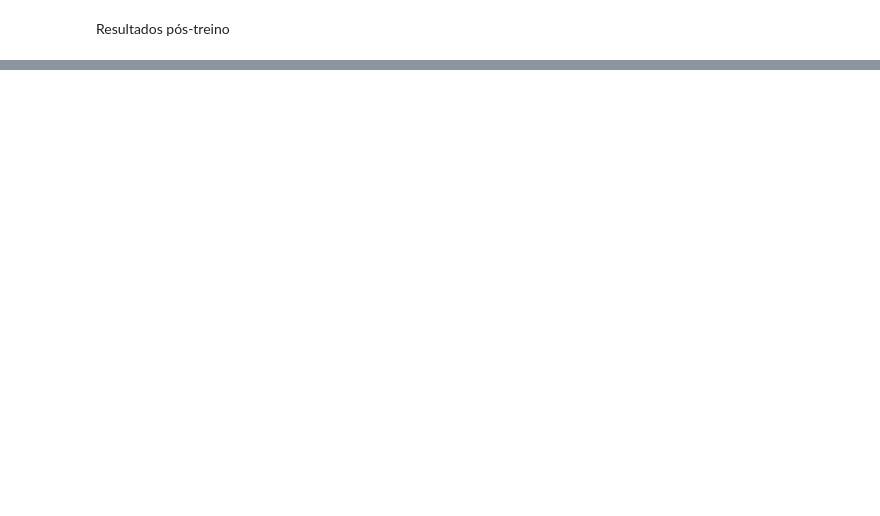
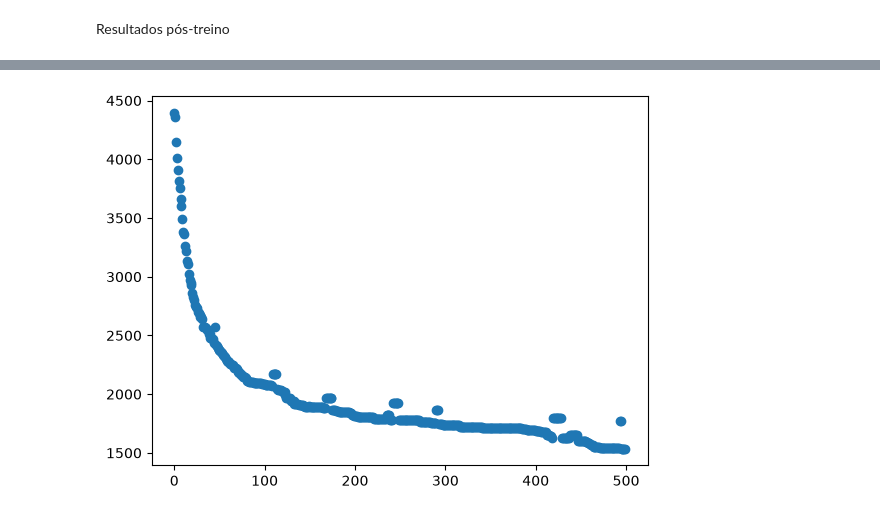
Before and after one commit to Marquinhoszin/AIFromScratch, a Jupyter notebook: 1_genetic_algorithm/python⁄jupyter/base_tsp.ipynb, the cells around one changed output, grey strips where cells are left out. Saved outputs shown, nothing was run; the diff lists cells and outputs as text; code cells hidden in the pictures; blank space fills up the shorter version.

```diff
--- a/1_genetic_algorithm/python⁄jupyter/base_tsp.ipynb
+++ b/1_genetic_algorithm/python⁄jupyter/base_tsp.ipynb
@@ -267,0 +254,8 @@ plot_single_comparison(x, y, best_result[0])
+# %%
+dados = population_fitness(bgh, dist_mat[n])
+best_generation_history = [fila[1] for fila in sorted(dados, key=lambda x: float(x[0]))]
+#best_generation_history = [float(fila[1]) for fila in population_fitness(bgh, dist_mat[n])]
+# %%
+plot_data(range(0,ep), best_generation_history)
+# %% [output]
+[figure, added]
```
Also changed, not shown: parts of 16 cells of this notebook, 2 other files.
